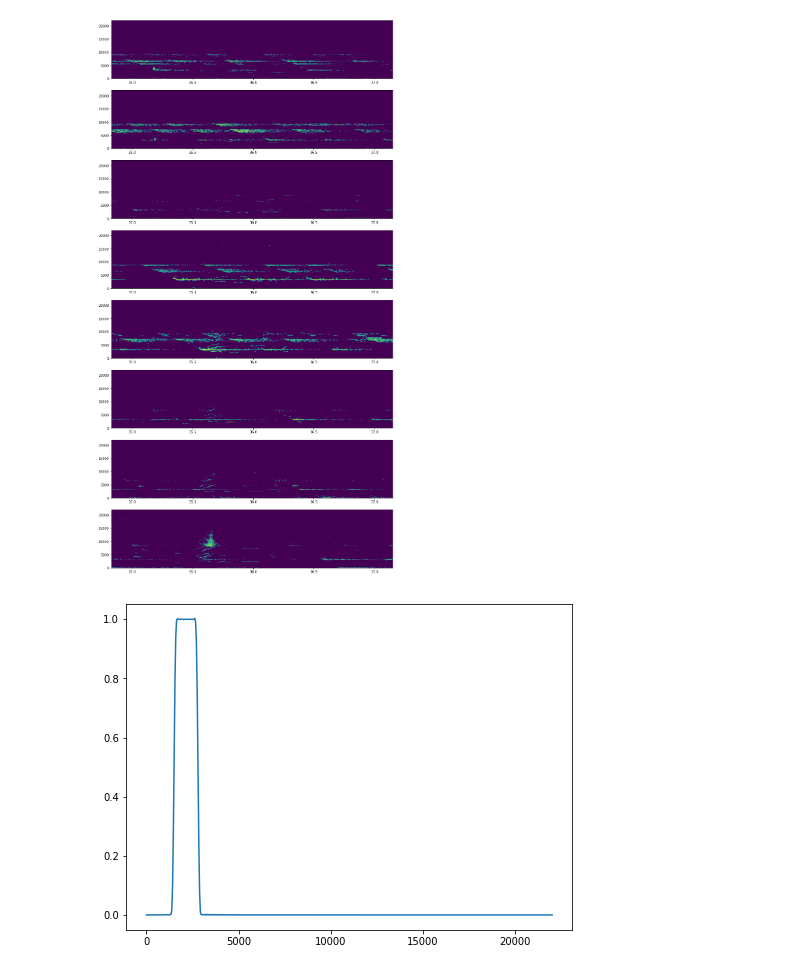
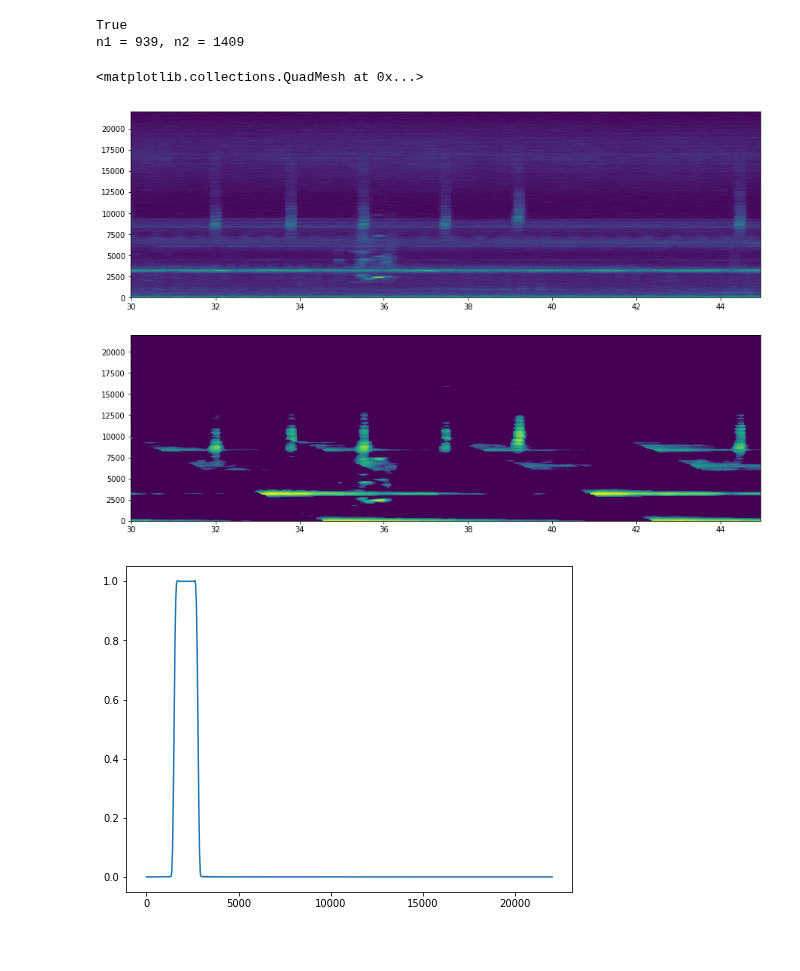
Before and after one commit to longle2718/audio_loc, a Jupyter notebook: python/main.ipynb, the cells around one changed output. Saved outputs shown, nothing was run; the diff lists cells and outputs as text; code cells hidden in the pictures; blank space fills up the shorter version.

Commit message:
coded hierarchical processing

```diff
--- a/python/main.ipynb
+++ b/python/main.ipynb
@@ -59,11 +45,26 @@ plt.pcolormesh(T[n1:n2],F,np.sqrt(X[:,n1:n2]))
-# %%
-plt.figure(figsize=(15,30))
-for k in range(nCh):
-    plt.subplot(nCh,1,1+k)
-    T,F,X = rvs[k]
-    plt.pcolormesh(T[n1:n2],F,np.sqrt(X[:,n1:n2]))
-# %% [output]
-[figure, removed]
+# %%
+# hierarchical processing
+tHieBlk=[0.032,0.256]
+tHieInc=[0.004,0.032]
+hRidges,hSpecs = audio_loc.hieProc(data,fs,tHieBlk,tHieInc)
+# %%
+S,F,T,tHBlk,tHInc = hSpecs[1][7]
+X = hRidges[1][7]
+print(tHInc == T[1]-T[0])
+n1 = int(30/tHInc)#12000
+n2 = int(45/tHInc)#12800
+print('n1 = %s, n2 = %s' % (n1,n2))
+
+plt.figure(figsize=(15,10))
+plt.subplot(211)
+plt.pcolormesh(T[n1:n2],F,np.sqrt(S[:,n1:n2]))
+plt.subplot(212)
+plt.pcolormesh(T[n1:n2],F,np.sqrt(X[:,n1:n2]))
+# %% [output]
+True
+n1 = 939, n2 = 1409
+<matplotlib.collections.QuadMesh at 0x...>
+[figure, added]
 # %%
 # filter design
 h = sp.signal.firwin(len(F),[1500,2800],nyq = fs/2,pass_zero=False)
```
Also changed, not shown: parts of 8 cells of this notebook, 1 other file.
